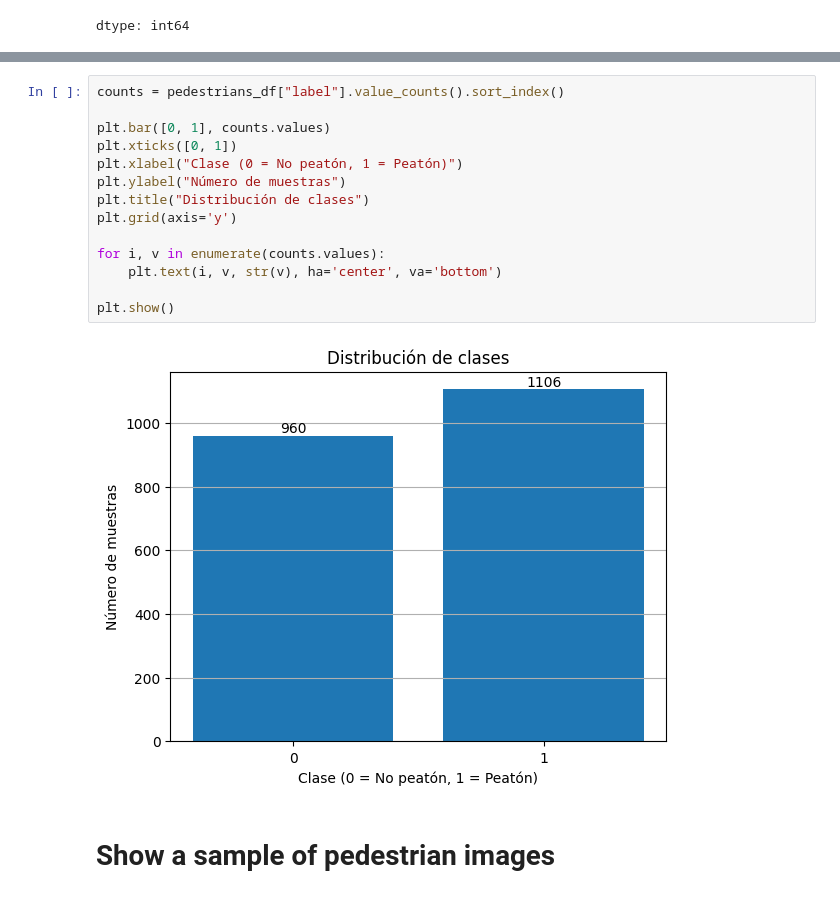
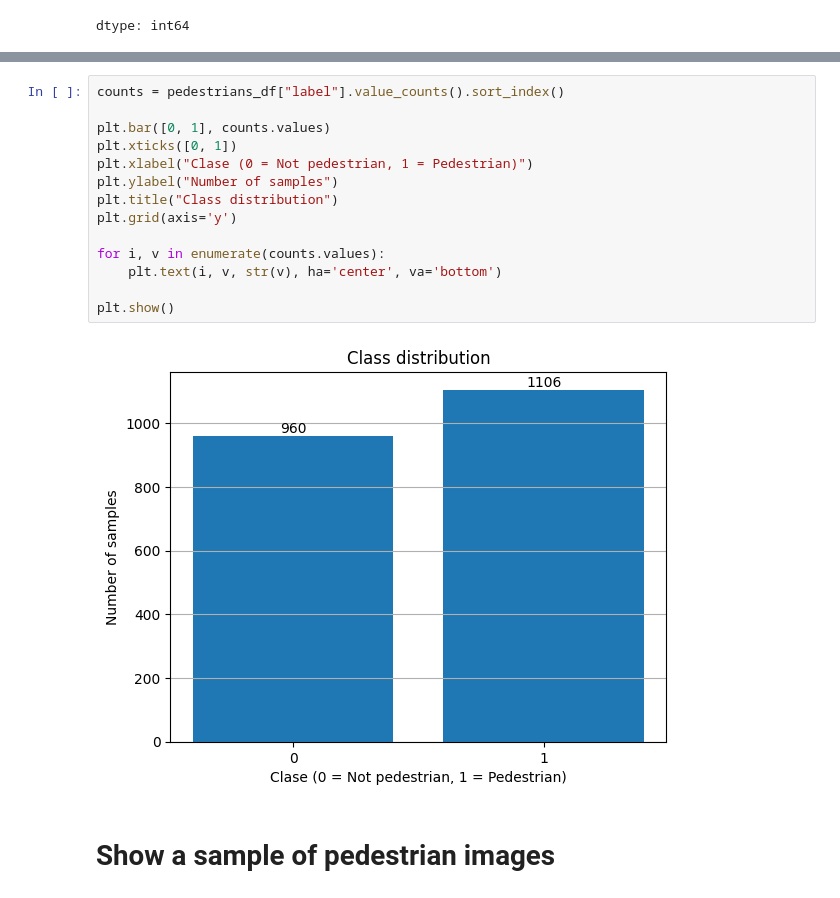
Before and after one commit to alcalderagl/self_driving_car, a Jupyter notebook: notebooks/02_nn_pedestrian_detection.ipynb, the cells around one changed output, grey strips where cells are left out. Drawn from its saved outputs; the diff is of its cells as text.

```diff
--- a/notebooks/02_nn_pedestrian_detection.ipynb
+++ b/notebooks/02_nn_pedestrian_detection.ipynb
@@ -98,19 +103,19 @@ dtype: int64
 # %%
 counts = pedestrians_df["label"].value_counts().sort_index()
 
 plt.bar([0, 1], counts.values)
 plt.xticks([0, 1])
-plt.xlabel("Clase (0 = No peatón, 1 = Peatón)")
-plt.ylabel("Número de muestras")
-plt.title("Distribución de clases")
+plt.xlabel("Clase (0 = Not pedestrian, 1 = Pedestrian)")
+plt.ylabel("Number of samples")
+plt.title("Class distribution")
 plt.grid(axis='y')
 
 for i, v in enumerate(counts.values):
     plt.text(i, v, str(v), ha='center', va='bottom')
 
 plt.show()
 # %% [output]
-[figure, old version]
+[figure, new version]
 # %% [markdown]
 # Show a sample of pedestrian images
 # %%
```
Also changed, not shown: parts of 41 cells of this notebook.
